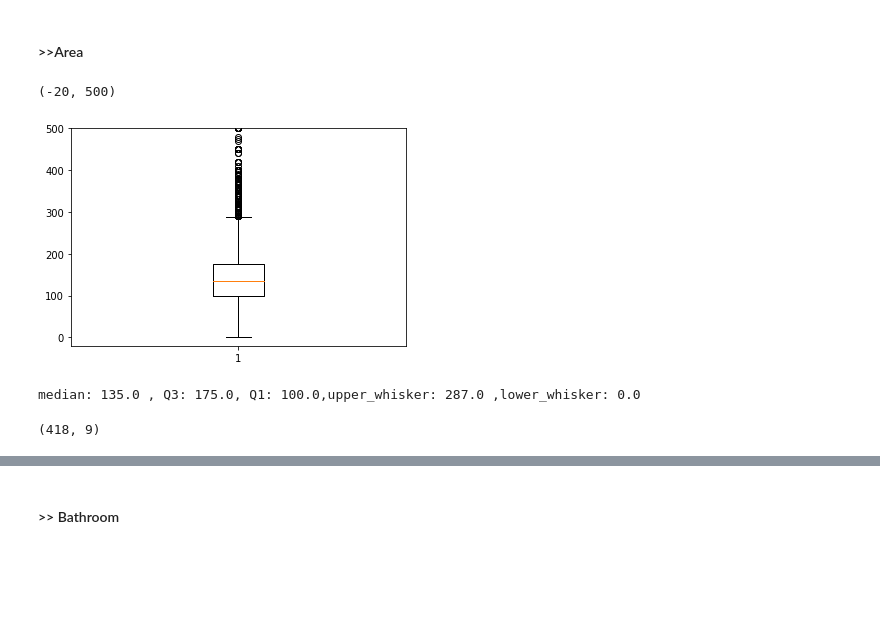
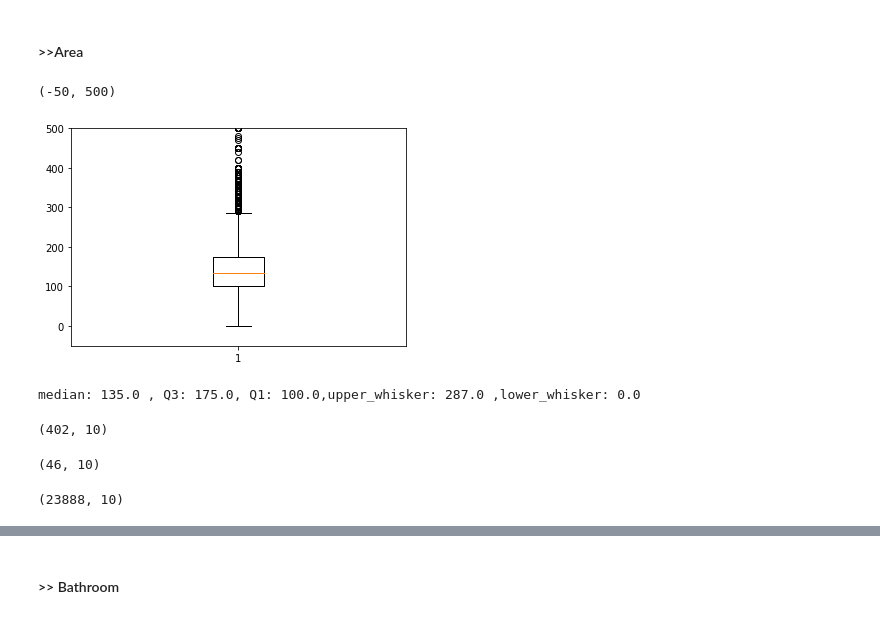
Before and after one commit to saadelshazly2020/Data-Analysis, a Jupyter notebook: Predicting House Price Project/Housing Pricing_Olx.ipynb, the cells around one changed output, grey strips where cells are left out. Saved outputs shown, nothing was run; the diff lists cells and outputs as text; code cells hidden in the pictures; blank space fills up the shorter version.

```diff
--- a/Predicting House Price Project/Housing Pricing_Olx.ipynb
+++ b/Predicting House Price Project/Housing Pricing_Olx.ipynb
@@ -58,7 +59,7 @@ df['Payment Option'].unique()
 array(['Cash'], dtype=object)
 # %%
 # remove property type where all properties are Apartments
-df.drop(['Type','Ad Type','Payment Option','title'],axis=1,inplace=True)
+df.drop(['Type','Ad Type','Payment Option'],axis=1,inplace=True)
 df.columns
 # %% [output]
 Index(['Amenities', 'Bedrooms', 'Bathrooms', 'Area (m²)', 'Furnished', 'Level',
@@ -197,5 +200,5 @@ df.head()
 # %%
 # reorder columns
-df=df.loc[:,['Amenities','Bedrooms','Bathrooms','Area','Furnished','Level','location','Compound','price']]
+df=df.loc[:,['Amenities','Bedrooms','Bathrooms','Area','Furnished','Level','location','Compound','price','title']]
 df.head()
 # %% [output]
@@ -292,3 +297,3 @@ df[df.price>3600068].shape
 # %%
 # remove price outliers
-df=df[df.price<3600068]
+df=df[df.price<3750000]
@@ -294,0 +305,4 @@ df=df[df.price<3600068]
+# %%
+# remove price outliers
+print(df[df.price.between(100000,3750000)].shape)
+df=df[df.price.between(100000,3750000)]
@@ -298,10 +314,10 @@ df=df[df.price<3600068]
 #### >>Area
 # %%
 plt.boxplot(df.Area)
-plt.ylim(-20,500)
+plt.ylim(-50,500)
 # %% [output]
-(-20, 500)
+(-50, 500)
-[figure, old version]
+[figure, new version]
 # %%
 median = np.median(df.Area)
 upper_quartile = np.percentile(df.Area, 75)
@@ -314,12 +330,19 @@ print("median: {} , Q3: {}, Q1: {},upper_whisker: {} ,lower_whisker: {}".format(
 # %% [output]
 median: 135.0 , Q3: 175.0, Q1: 100.0,upper_whisker: 287.0 ,lower_whisker: 0.0
 # %%
-df[df.Area>295].shape
+df[df.Area>287].shape
 # %% [output]
-(418, 9)
+(402, 10)
+# %%
+df[df.Area<50].shape
+# %% [output]
+(46, 10)
 # %%
 # remove Area outliers
-df=df[df.Area<295]
+df=df[df.Area.between(50,287)]
+df.shape
+# %% [output]
+(23888, 10)
 # %%
 # check corr
 df[['Area','price']].corr()
```
Also changed, not shown: parts of 75 cells of this notebook, 23 other files.
